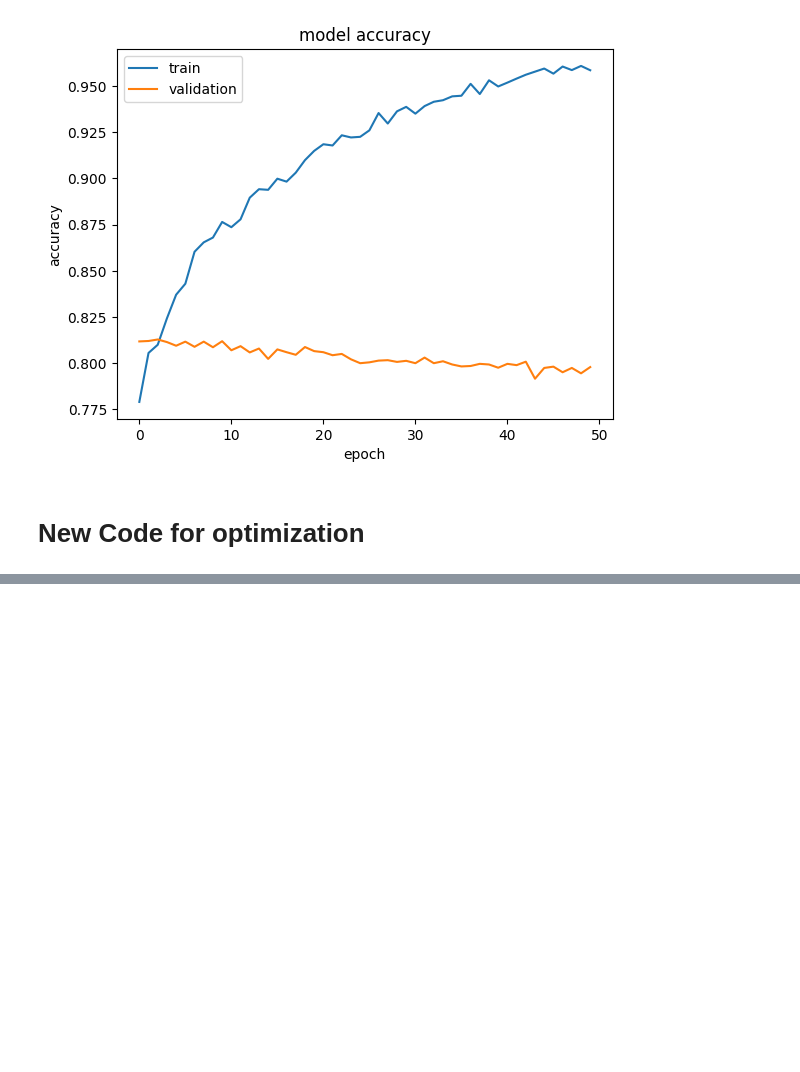
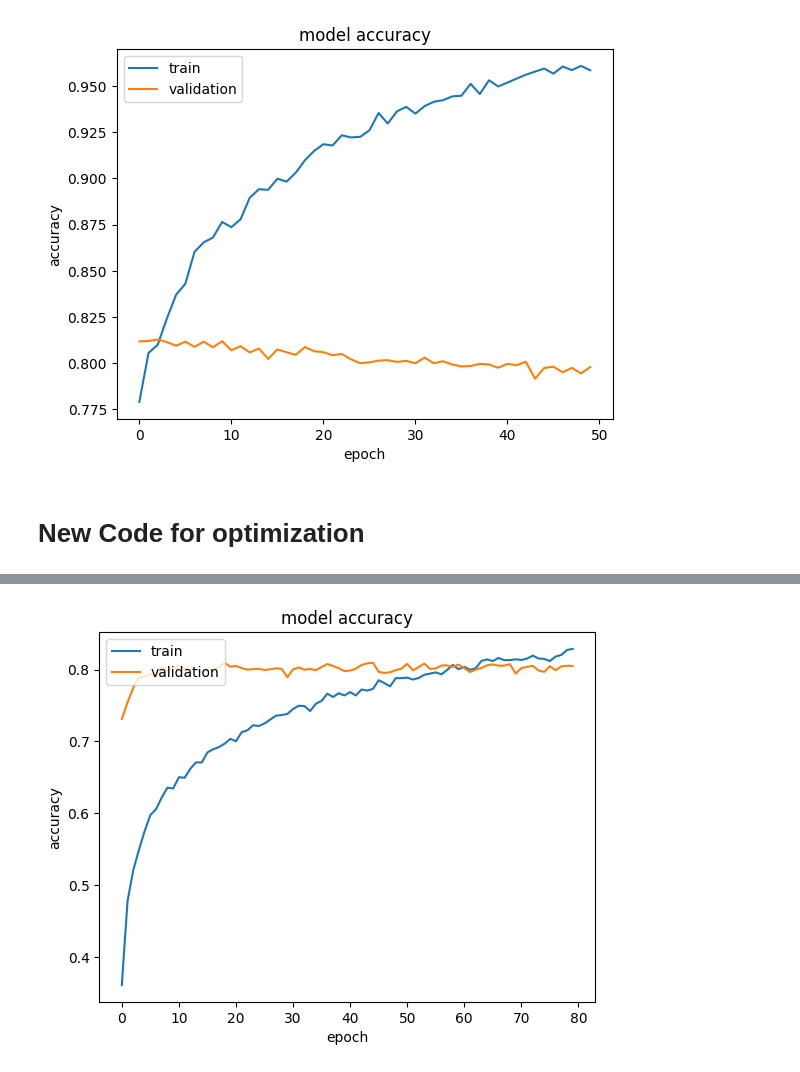
Before and after one commit to isSiYua/aarBasicCode, a Jupyter notebook: Lecture_3/image_classification_efficientnet_fine_tuning.ipynb, the cells around one changed output, grey strips where cells are left out. Cells and saved outputs as stored; diff of their text form; code cells hidden in the pictures; blank space fills up the shorter version.

```diff
--- a/Lecture_3/image_classification_efficientnet_fine_tuning.ipynb
+++ b/Lecture_3/image_classification_efficientnet_fine_tuning.ipynb
@@ -375,49 +453,4 @@ Epoch 50: saving model to /content/drive/MyDrive/Colab_Checkpoints/Model3_Finetu
 # %%
-drive.mount('/content/drive')
-dir_scratch = '/content/drive/MyDrive/Colab_Checkpoints/Model1UP_Scratch/'
-dir_transfer = '/content/drive/MyDrive/Colab_Checkpoints/Model2UP_Transfer/'
-dir_finetune = '/content/drive/MyDrive/Colab_Checkpoints/Model3UP_Finetune/'
-os.makedirs(dir_transfer, exist_ok=True)
-os.makedirs(dir_transfer, exist_ok=True)
-os.makedirs(dir_finetune, exist_ok=True)
-
-IMG_SIZE = 224
-batch_size = 64
-
-img_augmentation_update = Sequential(
-  [
-    layers.RandomRotation(factor=0.20),
-      layers.RandomTranslation(height_factor=0.1, width_factor=0.1),
-      layers.RandomFlip(),
-      layers.RandomContrast(factor=0.20),
-      layers.RandomZoom(height_factor=0.2, width_factor=0.2),
-  ],
-        name="img_augmentation",
-)
-
-with strategy.scope():
-  inputs = layers.Input(shape=(IMG_SIZE, IMG_SIZE, 3))
-  x = img_augmentation_update(inputs)
-  outputs = EfficientNetB0(include_top=True, weights=None, classes=NUM_CLASSES)(x)
-
-  model = tf.keras.Model(inputs, outputs)
-  model.compile(
-  optimizer="adam", loss="categorical_crossentropy", metrics=["accuracy"]
-  )
-
-model.summary()
-
-save_step_frequency = 5 * len(ds_train)
-cp_callback_1 = ModelCheckpoint(
-  filepath=dir_scratch + "cp-{epoch:04d}.weights.h5",
-  save_weights_only=True, verbose=1, save_freq=save_step_frequency
-)
-
-epochs = 100
-hist = model.fit(ds_train, epochs=epochs, validation_data=ds_test, verbose=2,callbacks=[cp_callback_1])
-json.dump(hist.history, open('./hist_m1.json', 'w'))
-
-# 3. 构建优化后的模型结构
 def build_improved_model(num_classes):
     inputs = layers.Input(shape=(IMG_SIZE, IMG_SIZE, 3))
     x = img_augmentation_update(inputs)
@@ -447,7 +480,9 @@ def build_improved_model(num_classes):
 
 with strategy.scope():
     improved_model = build_improved_model(NUM_CLASSES)
-epochs_transfer = 80  # 为保证免费资源不超时，推荐测试轮数
+
+epochs_transfer = 80
+
 save_step_frequency = 5 * len(ds_train) # 每 5 个 epoch 保存一次
 
 cp_callback_transfer = tf.keras.callbacks.ModelCheckpoint(
@@ -458,32 +493,7 @@ cp_callback_transfer = tf.keras.callbacks.ModelCheckpoint(
 )
 
 hist = improved_model.fit(
-    ds_train, epochs=epochs_transfer, validation_data=ds_test, verbose=2, callbacks=[cp_callback_transfer]
+    ds_train, epochs=epochs_transfer, validation_data=ds_test, verbose=1, callbacks=[cp_callback_transfer]
 )
 plot_hist(hist.history)
-
-# 5. 执行解冻微调 (Fine-Tuning)
-def unfreeze_model(model):
-    for layer in model.layers[-20:]:
-        if not isinstance(layer, layers.BatchNormalization):
-            layer.trainable = True
-    optimizer = tf.keras.optimizers.Nadam(learning_rate=5e-5)
-    model.compile(optimizer=optimizer, loss="categorical_crossentropy", metrics=["accuracy"])
-
-with strategy.scope():
-    unfreeze_model(improved_model)
-
-epochs_finetune = 50
-
-cp_callback_finetune = tf.keras.callbacks.ModelCheckpoint(
-    filepath=dir_finetune + "cp-{epoch:04d}.weights.h5",
-    save_weights_only=True,
-    verbose=1,
-    save_freq=save_step_frequency
-)
-
-hist = improved_model.fit(
-    ds_train, epochs=epochs_finetune, validation_data=ds_test, verbose=2, callbacks=[cp_callback_finetune]
-)
-
-plot_hist(hist.history)
+# %% [output]
@@ -489,0 +517 @@ plot_hist(hist.history)
+[figure, added]
```
Also changed, not shown: parts of 7 cells of this notebook.
